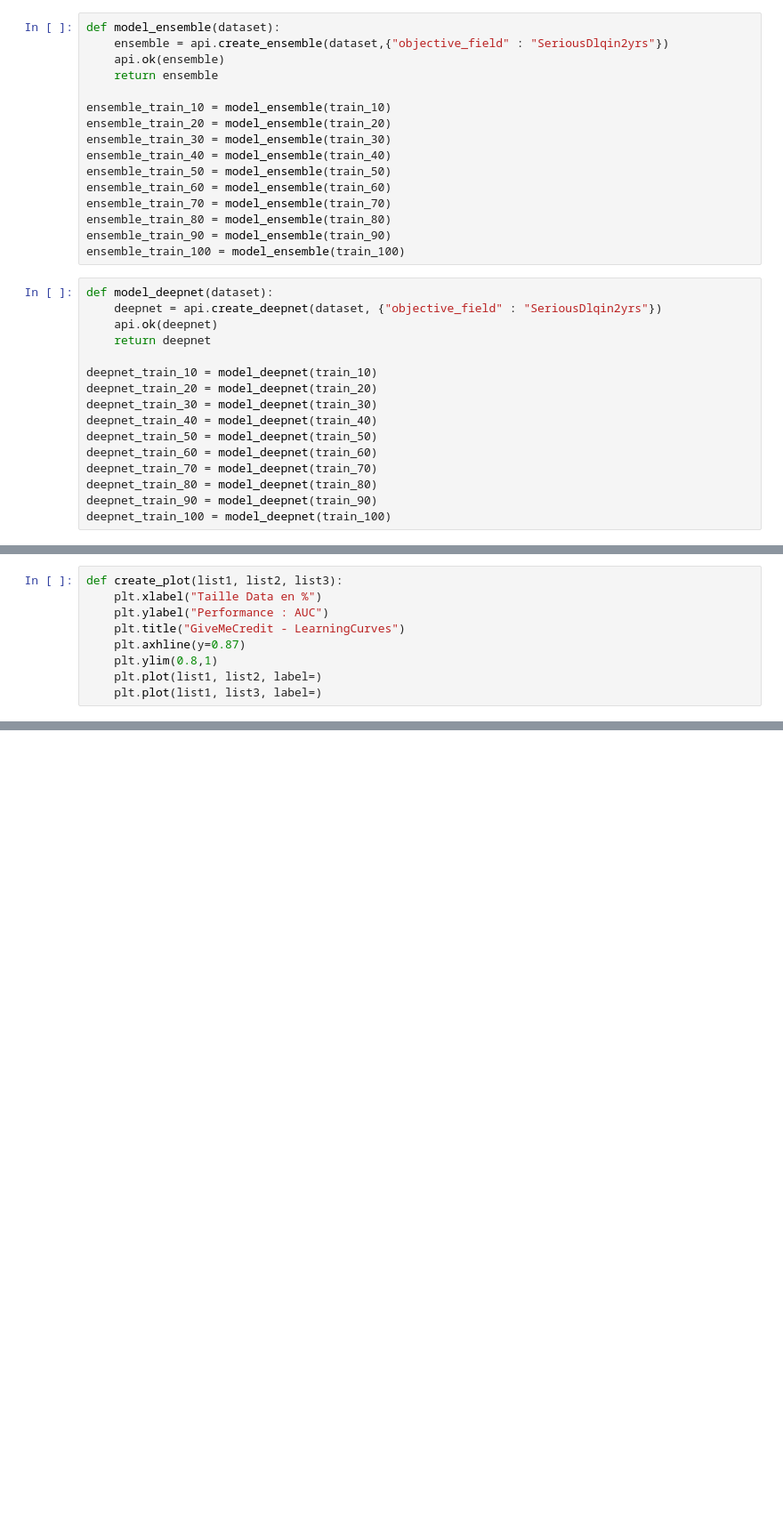
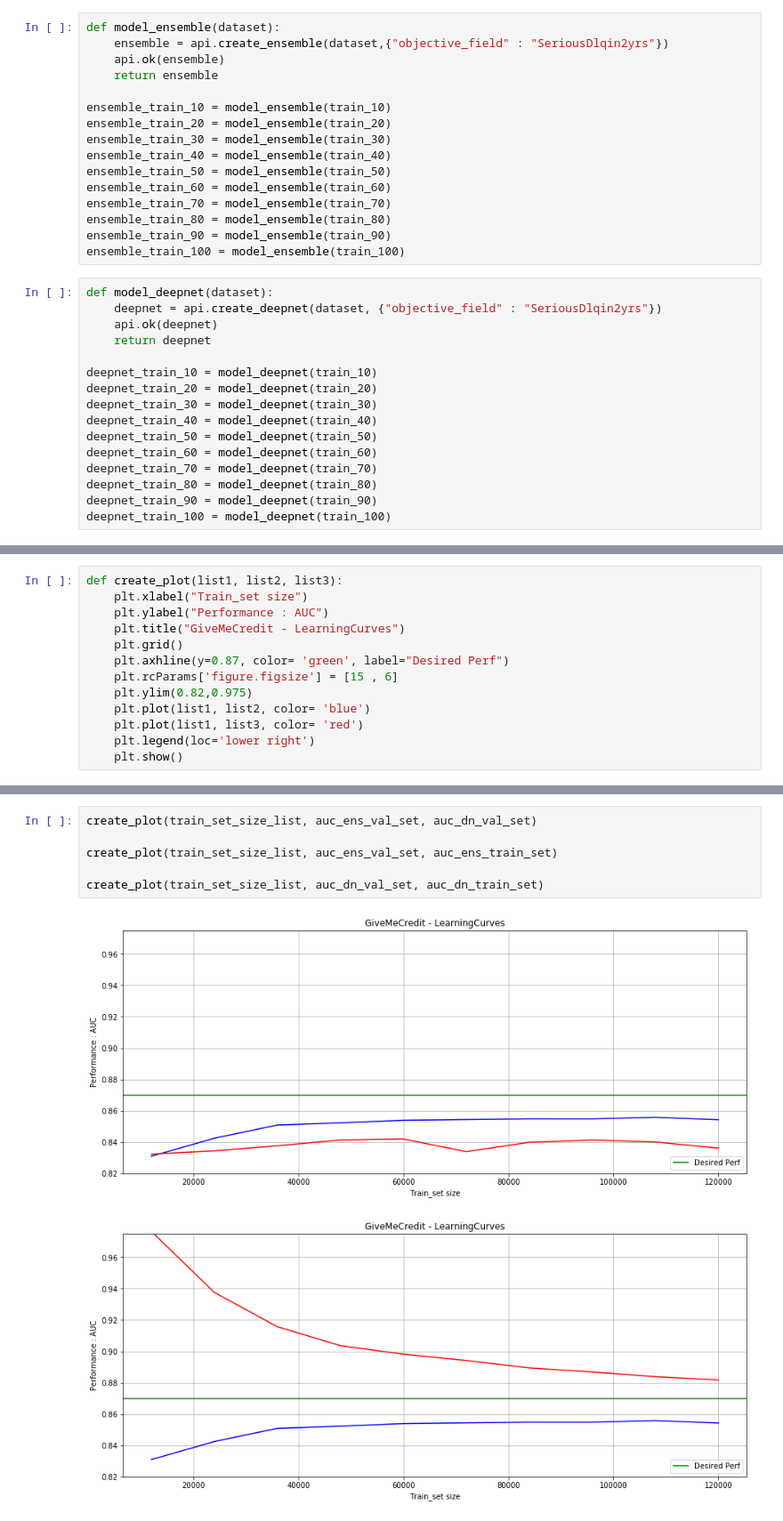
Before and after one commit to Simplon-IA-Bdx-1/give-me-some-credit-JuLagoutte, a Jupyter notebook: GiveMeCredit_LearningCurves.ipynb, the cells around one changed output, grey strips where cells are left out. Shown at 89% size. Saved outputs shown, nothing was run; the diff lists cells and outputs as text; blank space fills up the shorter version.

```diff
--- a/GiveMeCredit_LearningCurves.ipynb
+++ b/GiveMeCredit_LearningCurves.ipynb
@@ -106,9 +401,13 @@ def calcul_auc(file_csv):
 # %%
 def create_plot(list1, list2, list3):
-    plt.xlabel("Taille Data en %")
+    plt.xlabel("Train_set size")
     plt.ylabel("Performance : AUC")
     plt.title("GiveMeCredit - LearningCurves")
-    plt.axhline(y=0.87)
-    plt.ylim(0.8,1)
-    plt.plot(list1, list2, label=)
-    plt.plot(list1, list3, label=)
+    plt.grid()
+    plt.axhline(y=0.87, color= 'green', label="Desired Perf")
+    plt.rcParams['figure.figsize'] = [15 , 6]
+    plt.ylim(0.82,0.975)
+    plt.plot(list1, list2, color= 'blue')
+    plt.plot(list1, list3, color= 'red')
+    plt.legend(loc='lower right')
+    plt.show()
@@ -323,0 +420,9 @@ plt.plot(table)
+# %%
+create_plot(train_set_size_list, auc_ens_val_set, auc_dn_val_set)
+
+create_plot(train_set_size_list, auc_ens_val_set, auc_ens_train_set)
+
+create_plot(train_set_size_list, auc_dn_val_set, auc_dn_train_set)
+# %% [output]
+[figure, added]
+[figure, added]
```
Also changed, not shown: parts of 41 cells of this notebook.
